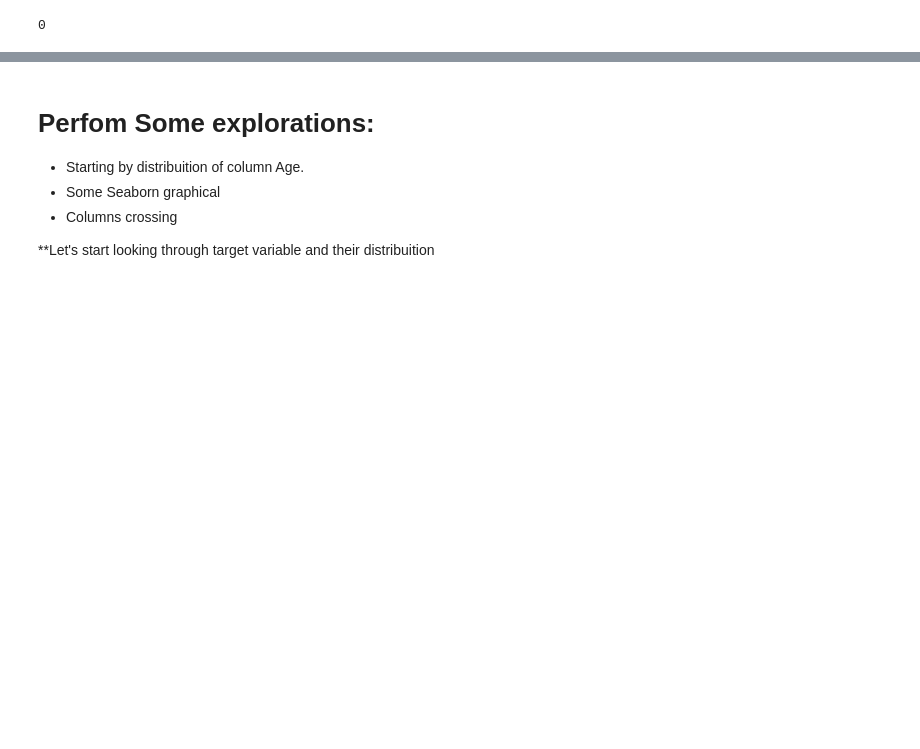
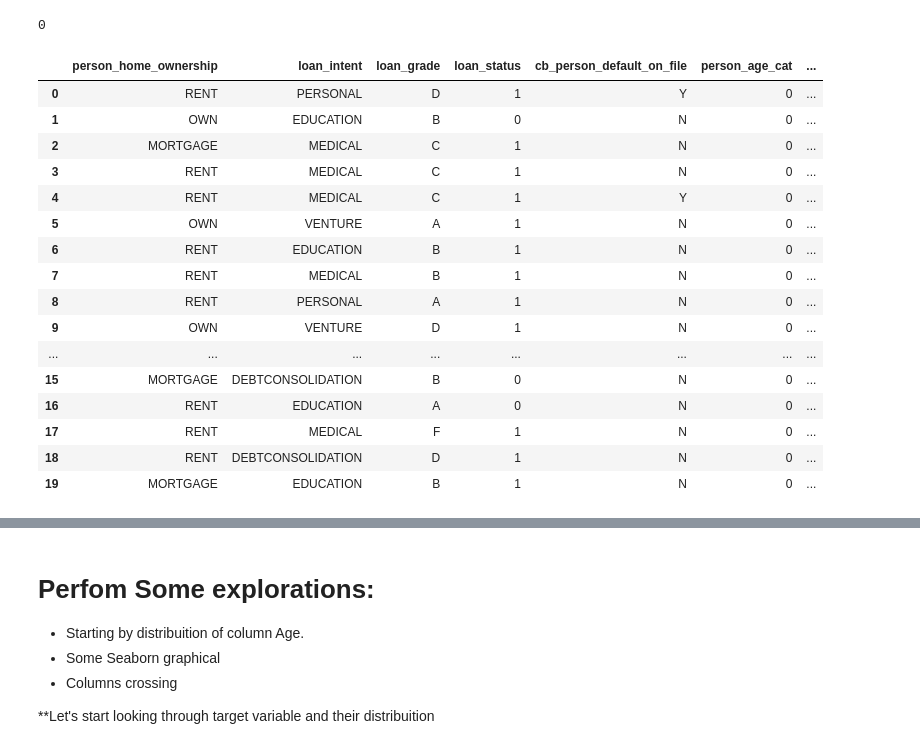
Before and after one commit to dzrich/PhD_Research_in_CausalML, a Jupyter notebook: CausalML.ipynb, the cells around one changed output, grey strips where cells are left out. Saved outputs shown, nothing was run; the diff lists cells and outputs as text; code cells hidden in the pictures; blank space fills up the shorter version.

```diff
--- a/CausalML.ipynb
+++ b/CausalML.ipynb
@@ -154,0 +170,20 @@ For example, when doing 'df[col].method(value, inplace=True)', try using 'df.met
+# %%
+df.head(20)
+# %% [output]
+|  | person_home_ownership | loan_intent | loan_grade | loan_status | cb_person_default_on_file | person_age_cat | ... |
+| 0 | RENT | PERSONAL | D | 1 | Y | 0 | ... |
+| 1 | OWN | EDUCATION | B | 0 | N | 0 | ... |
+| 2 | MORTGAGE | MEDICAL | C | 1 | N | 0 | ... |
+| 3 | RENT | MEDICAL | C | 1 | N | 0 | ... |
+| 4 | RENT | MEDICAL | C | 1 | Y | 0 | ... |
+| 5 | OWN | VENTURE | A | 1 | N | 0 | ... |
+| 6 | RENT | EDUCATION | B | 1 | N | 0 | ... |
+| 7 | RENT | MEDICAL | B | 1 | N | 0 | ... |
+| 8 | RENT | PERSONAL | A | 1 | N | 0 | ... |
+| 9 | OWN | VENTURE | D | 1 | N | 0 | ... |
+| ... | ... | ... | ... | ... | ... | ... | ... |
+| 15 | MORTGAGE | DEBTCONSOLIDATION | B | 0 | N | 0 | ... |
+| 16 | RENT | EDUCATION | A | 0 | N | 0 | ... |
+| 17 | RENT | MEDICAL | F | 1 | N | 0 | ... |
+| 18 | RENT | DEBTCONSOLIDATION | D | 1 | N | 0 | ... |
+| 19 | MORTGAGE | EDUCATION | B | 1 | N | 0 | ... |
```
Also changed, not shown: parts of 28 cells of this notebook.
